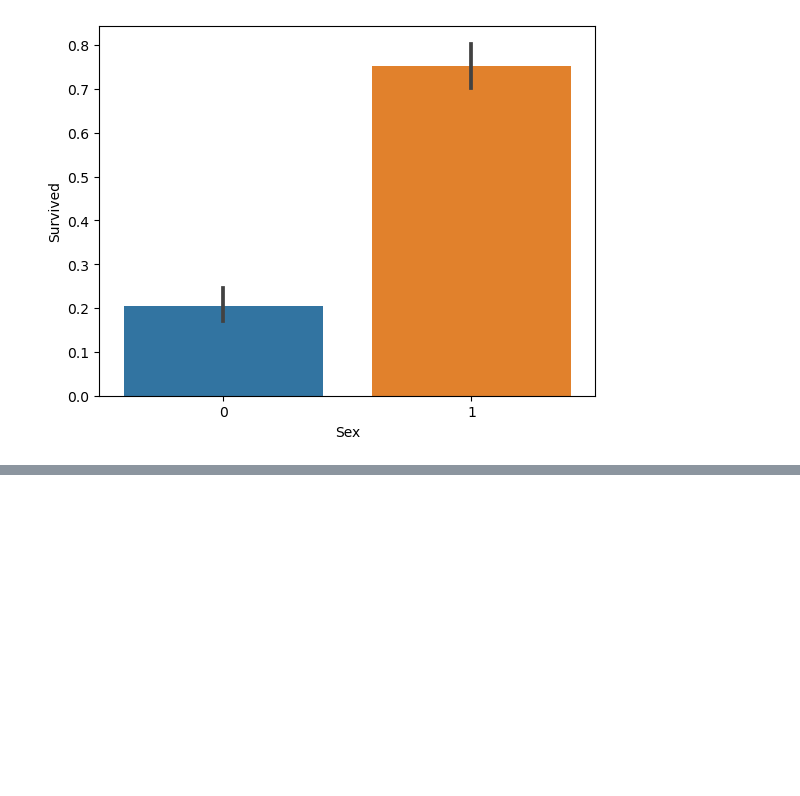
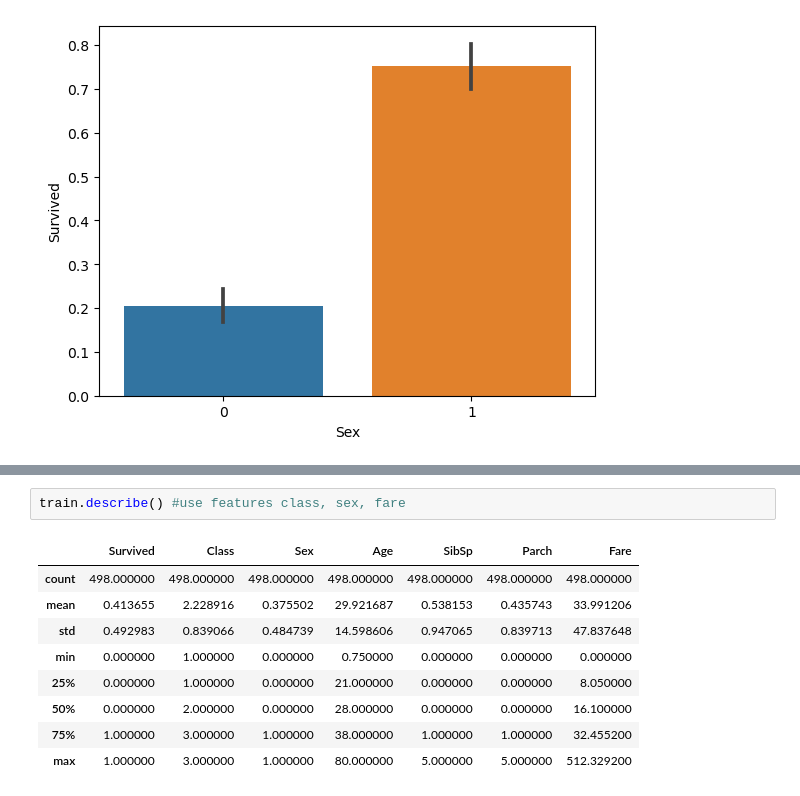
Before and after one commit to Mseymour16/CCIC_DS1, a Jupyter notebook: CodeFile/titanicSurvival.ipynb, the cells around one changed output, grey strips where cells are left out. Drawn from its saved outputs; the diff is of its cells as text; blank space fills up the shorter version.

```diff
--- a/CodeFile/titanicSurvival.ipynb
+++ b/CodeFile/titanicSurvival.ipynb
@@ -94,0 +105,12 @@ df
+# %%
+train.describe() #use features class, sex, fare
+# %% [output]
+|  | Survived | Class | Sex | Age | SibSp | Parch | Fare |
+| count | 498.000000 | 498.000000 | 498.000000 | 498.000000 | 498.000000 | 498.000000 | 498.000000 |
+| mean | 0.413655 | 2.228916 | 0.375502 | 29.921687 | 0.538153 | 0.435743 | 33.991206 |
+| std | 0.492983 | 0.839066 | 0.484739 | 14.598606 | 0.947065 | 0.839713 | 47.837648 |
+| min | 0.000000 | 1.000000 | 0.000000 | 0.750000 | 0.000000 | 0.000000 | 0.000000 |
+| 25% | 0.000000 | 1.000000 | 0.000000 | 21.000000 | 0.000000 | 0.000000 | 8.050000 |
+| 50% | 0.000000 | 2.000000 | 0.000000 | 28.000000 | 0.000000 | 0.000000 | 16.100000 |
+| 75% | 1.000000 | 3.000000 | 1.000000 | 38.000000 | 1.000000 | 1.000000 | 32.455200 |
+| max | 1.000000 | 3.000000 | 1.000000 | 80.000000 | 5.000000 | 5.000000 | 512.329200 |
```
Also changed, not shown: parts of 7 cells of this notebook.
